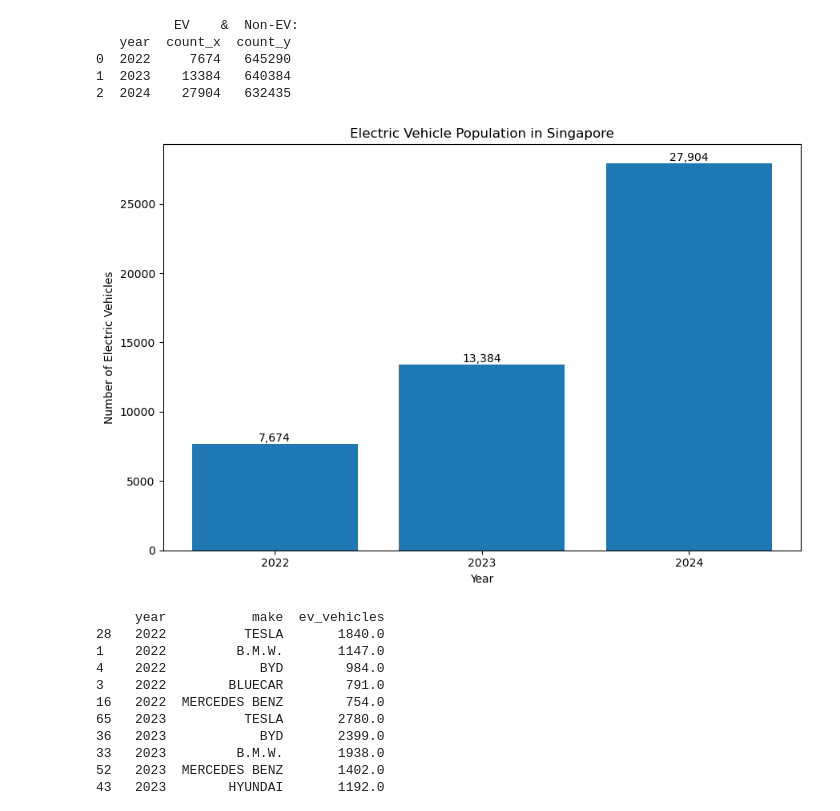
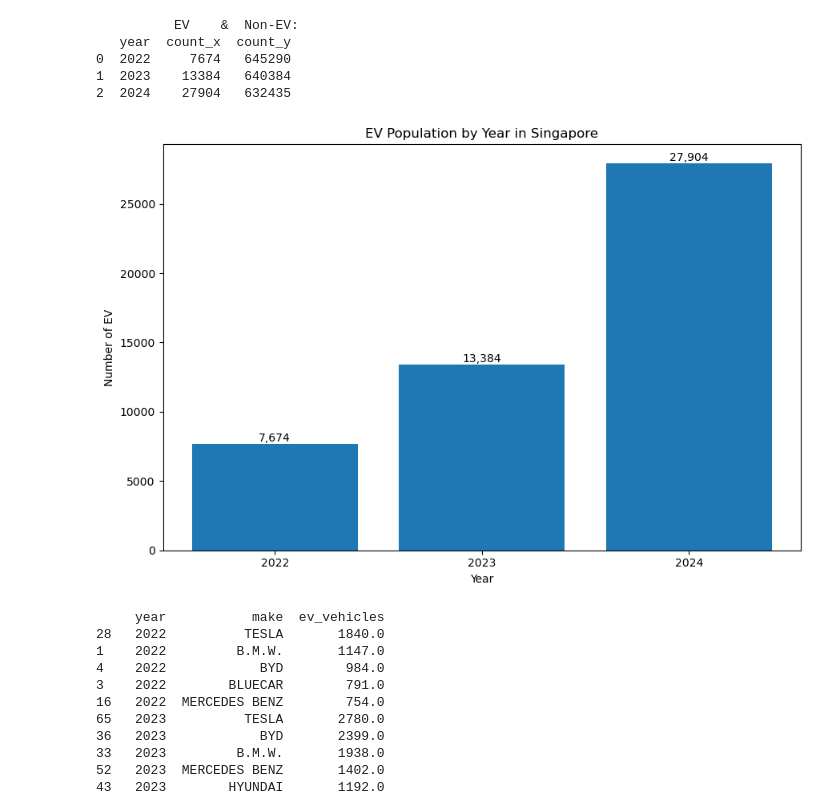
Before and after one commit to eric-ho-888/Project_2, a Jupyter notebook: ya_car_pop_make.ipynb, the cells around one changed output. Saved outputs shown, nothing was run; the diff lists cells and outputs as text; code cells hidden in the pictures.

```diff
--- a/ya_car_pop_make.ipynb
+++ b/ya_car_pop_make.ipynb
@@ -192,36 +192,36 @@ import matplotlib.pyplot as plt
 ev = (
     ev_df
     .groupby("year")["number"]
     .sum()
     .reset_index()
 )
 
 plt.figure(figsize=(9, 6))
 
 bars = plt.bar(
     ev["year"].astype(str),
     ev["number"]
 )
 
 plt.xlabel("Year")
-plt.ylabel("Number of Electric Vehicles")
-plt.title("Electric Vehicle Population in Singapore")
+plt.ylabel("Number of EV")
+plt.title("EV Population by Year in Singapore")
 
 # Add values on top of bars
 for bar in bars:
     height = bar.get_height()
     plt.text(
         bar.get_x() + bar.get_width() / 2,
         height,
         f"{int(height):,}",
         ha="center",
         va="bottom"
     )
 
 plt.tight_layout()
 plt.show()
 # %% [output]
-[figure, old version]
+[figure, new version]
 # %%
 # Find top 5 car make for EV
 
```
Also changed, not shown: parts of 2 cells of this notebook, 1 other file.
